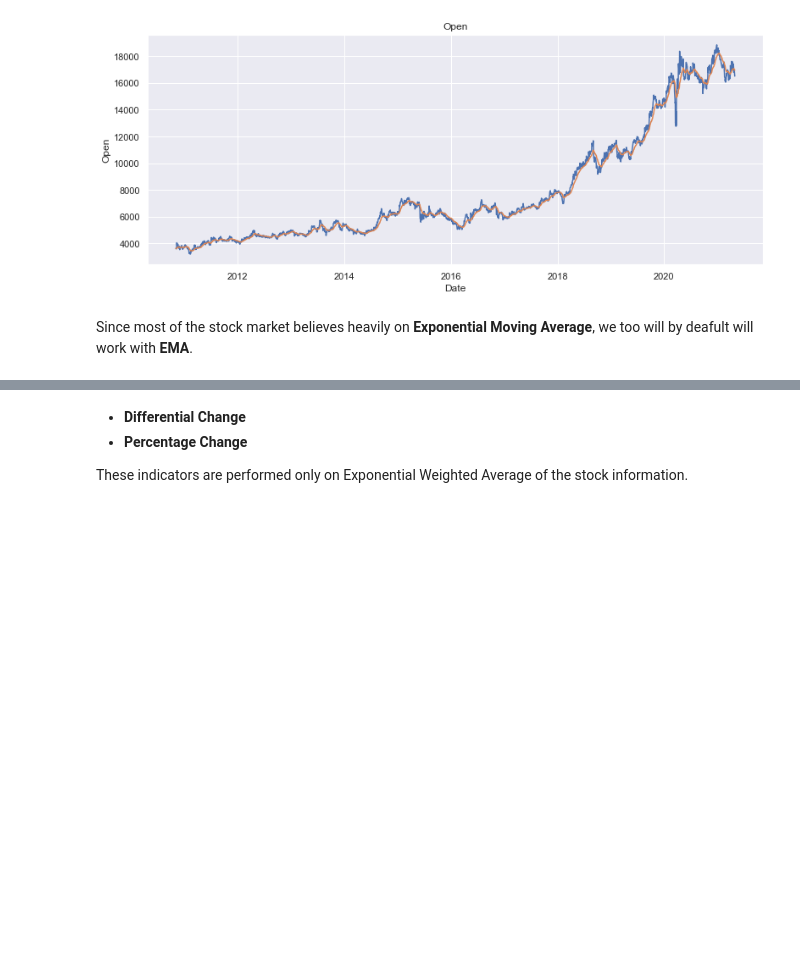
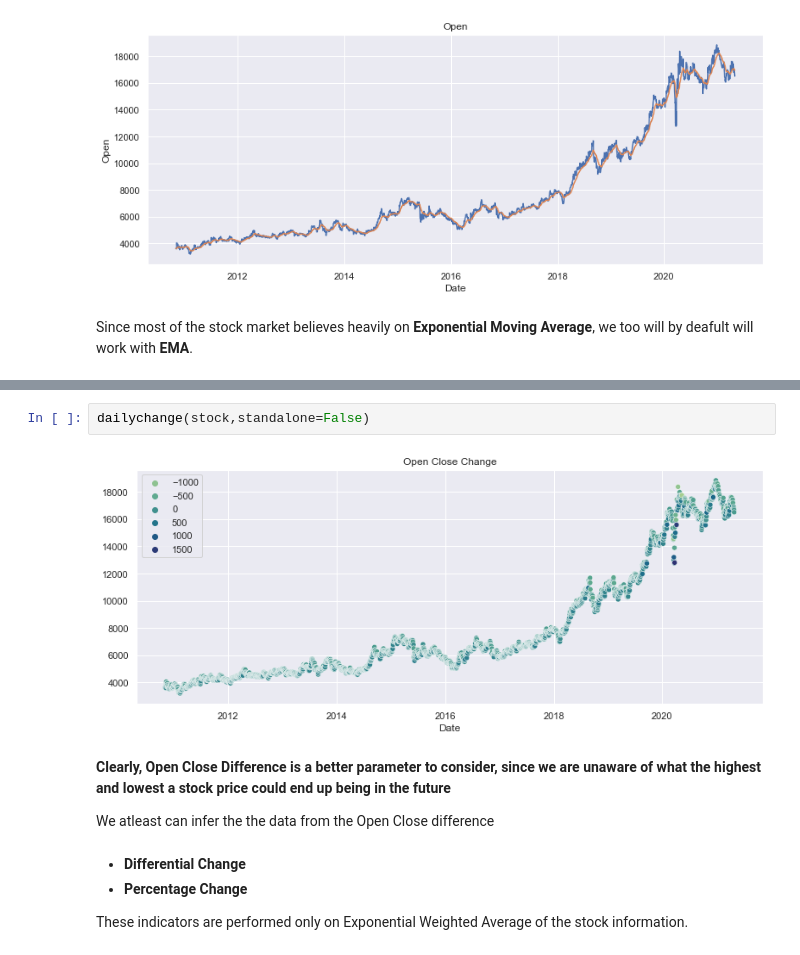
Before and after one commit to AsutoshDalei/stock-work, a Jupyter notebook: Stock Indicators.ipynb, the cells around one changed output, grey strips where cells are left out. Cells and saved outputs as stored; diff of their text form; blank space fills up the shorter version.

```diff
--- a/Stock Indicators.ipynb
+++ b/Stock Indicators.ipynb
@@ -93,3 +140,11 @@ Since most of the stock market believes heavily on **Exponential Moving Average*
+# %%
+dailychange(stock,standalone=False)
+# %% [output]
+[figure, added]
+# %% [markdown]
+**Clearly, Open Close Difference is a better parameter to consider, since we are unaware of what the highest and lowest a stock price could end up being in the future**
+
+We atleast can infer the the data from the Open Close difference
 # %% [markdown]
 * **Differential Change**
 * **Percentage Change**
```
Also changed, not shown: parts of 3 cells of this notebook.
